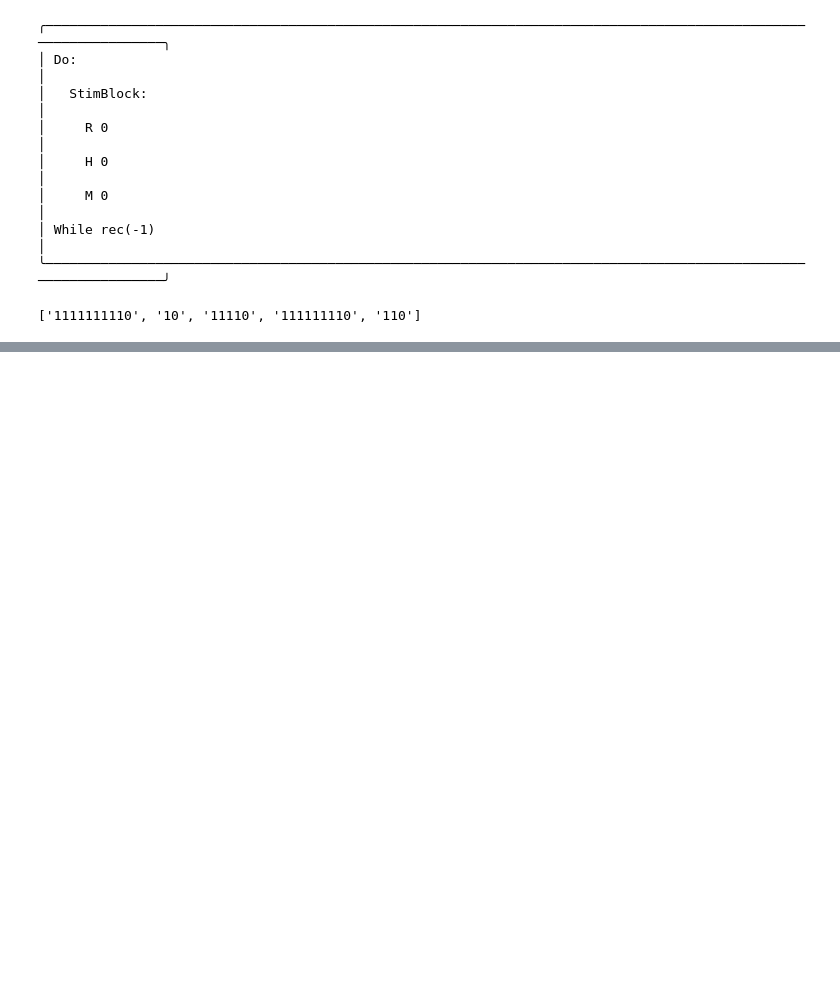
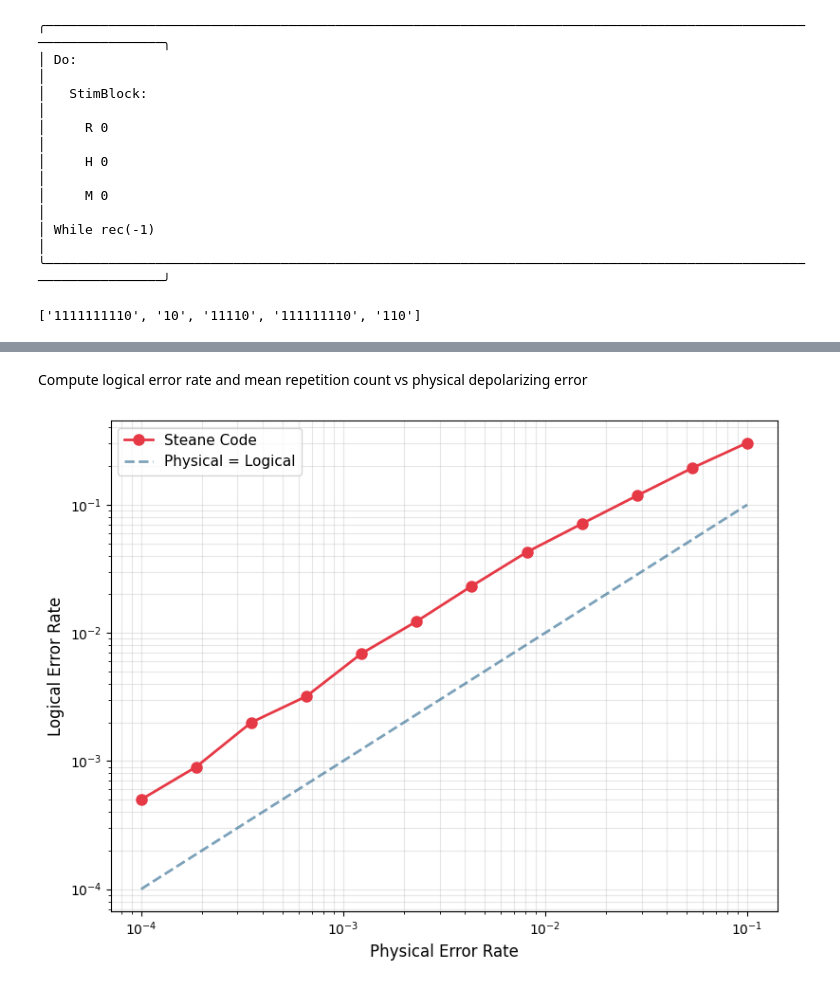
Before and after one commit to tomginsberg/stimdx, a Jupyter notebook: demo.ipynb, the cells around one changed output, grey strips where cells are left out. Drawn from its saved outputs; the diff is of its cells as text; code cells hidden in the pictures; blank space fills up the shorter version.

```diff
--- a/demo.ipynb
+++ b/demo.ipynb
@@ -269,0 +278,25 @@ Parity 1 (Logical Error): 2542
+# %% [markdown]
+Compute logical error rate and mean repetition count vs physical depolarizing error
+# %%
+import matplotlib.pyplot as plt
+import numpy as np
+
+# Sweep physical error rates
+physical_rates = np.logspace(-4, -1, 12)
+logical_rates = []
+for p in physical_rates:
+    lr, _ = ft_stean_block(noisy=True, noise_rate=p, shots=10000)
+    logical_rates.append(lr)
+
+# Plot
+plt.figure(figsize=(8, 6))
+plt.loglog(physical_rates, logical_rates, 'o-', color='#e63946', linewidth=2, markersize=8, label='Steane Code')
+plt.loglog(physical_rates, physical_rates, '--', color='#457b9d', linewidth=2, alpha=0.7, label='Physical = Logical')
+plt.xlabel('Physical Error Rate', fontsize=12)
+plt.ylabel('Logical Error Rate', fontsize=12)
+plt.legend(fontsize=11)
+plt.grid(True, alpha=0.3, which='both')
+plt.tight_layout()
+plt.show()
+# %% [output]
+[figure, added]
```
Also changed, not shown: parts of 3 cells of this notebook, 1 other file.
